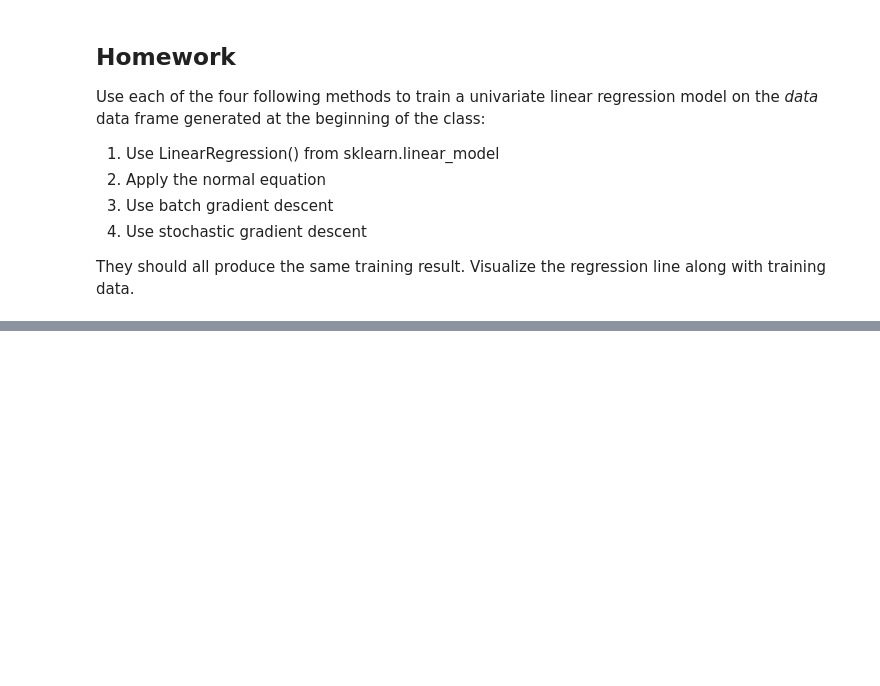
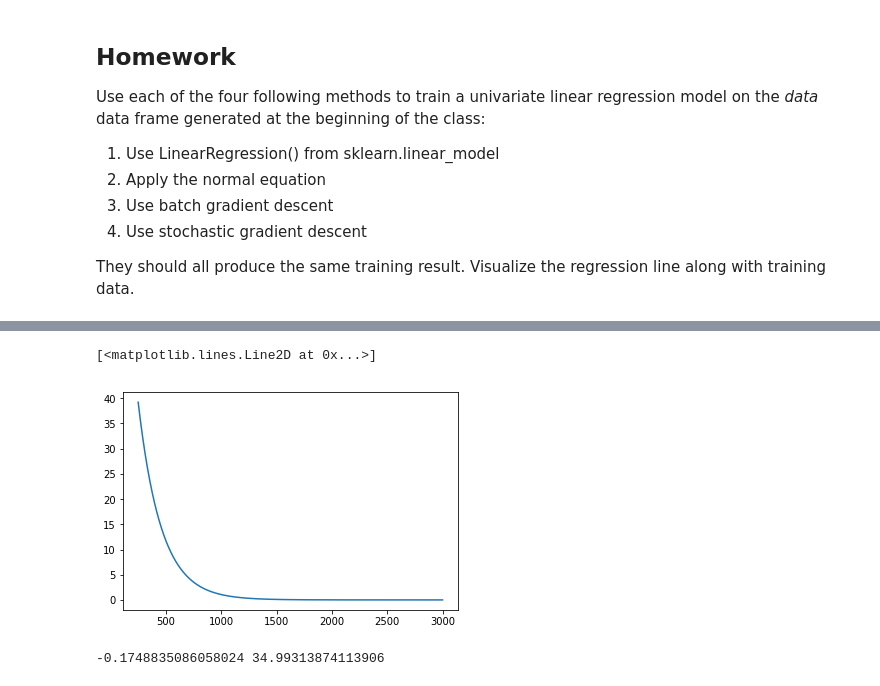
Before and after one commit to ch00226855/CMP464-788-Spring2019, a Jupyter notebook: Week5_LinearRegression_Salinity_vs_Temperature.ipynb, the cells around one changed output, grey strips where cells are left out. Cells and saved outputs as stored; diff of their text form; code cells hidden in the pictures; blank space fills up the shorter version.

```diff
--- a/Week5_LinearRegression_Salinity_vs_Temperature.ipynb
+++ b/Week5_LinearRegression_Salinity_vs_Temperature.ipynb
@@ -430,0 +570,21 @@ They should all produce the same training result. Visualize the regression line
+# %%
+# Start with an initial value for m, b
+m = 1
+b = 2
+
+losses = []
+
+# Perform 100 iterations of gradient descent
+num_iter = 3000
+for i in range(num_iter):
+    m, b, loss = gradient_descent(data, m, b, 0.01)
+    losses.append(loss)
+# %%
+plt.plot(np.arange(250, num_iter), losses[250:])
+# %% [output]
+[<matplotlib.lines.Line2D at 0x...>]
+[figure, added]
+# %%
+print(m, b)
+# %% [output]
+-0.1748835086058024 34.99313874113906
```
Also changed, not shown: parts of 21 cells of this notebook, 1 other file.
